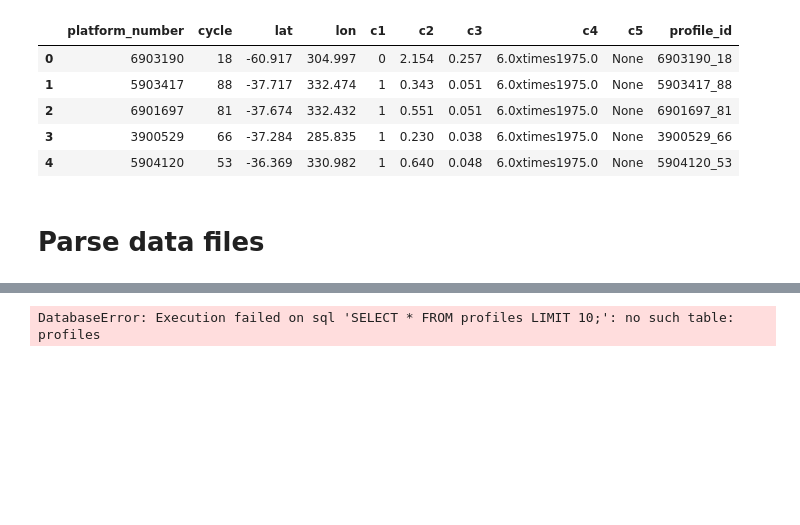
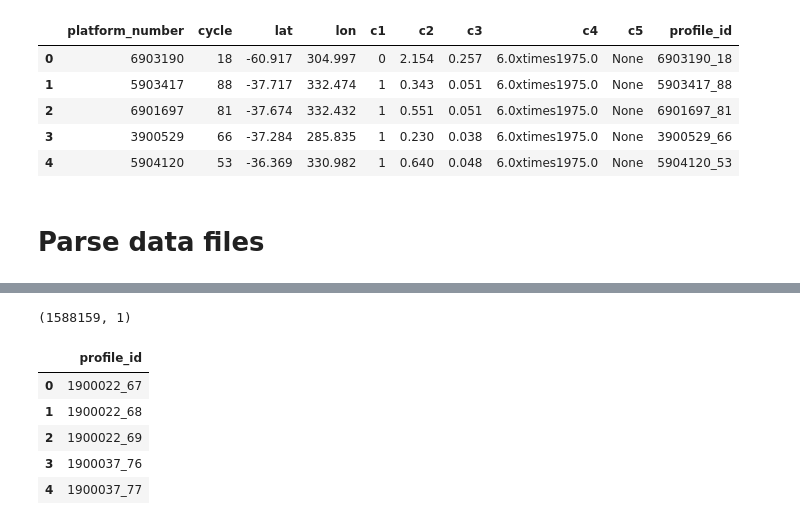
Before and after one commit to tylertucker202/argo-database, a Jupyter notebook: gridding/JG-data-to-db.ipynb, the cells around one changed output, grey strips where cells are left out. Drawn from its saved outputs; the diff is of its cells as text; code cells hidden in the pictures; blank space fills up the shorter version.

```diff
--- a/gridding/JG-data-to-db.ipynb
+++ b/gridding/JG-data-to-db.ipynb
@@ -154,5 +298,17 @@ for file in files:
 # %%
-smdf = pd.read_sql_query('SELECT * FROM {} LIMIT 10;'.format(tableName), conn)
+profile_ids = pd.read_sql_query(
+    '''
+    SELECT DISTINCT profile_id FROM {};
+    '''.format(tableName), conn)
-# %% [output]
-DatabaseError: Execution failed on sql 'SELECT * FROM profiles LIMIT 10;': no such table: profiles
+# %%
+print(profile_ids.shape)
+profile_ids.head()
+# %% [output]
+(1588159, 1)
+|  | profile_id |
+| 0 | 1900022_67 |
+| 1 | 1900022_68 |
+| 2 | 1900022_69 |
+| 3 | 1900037_76 |
+| 4 | 1900037_77 |
 # %%
```
Also changed, not shown: parts of 34 cells of this notebook, 4 other files.
